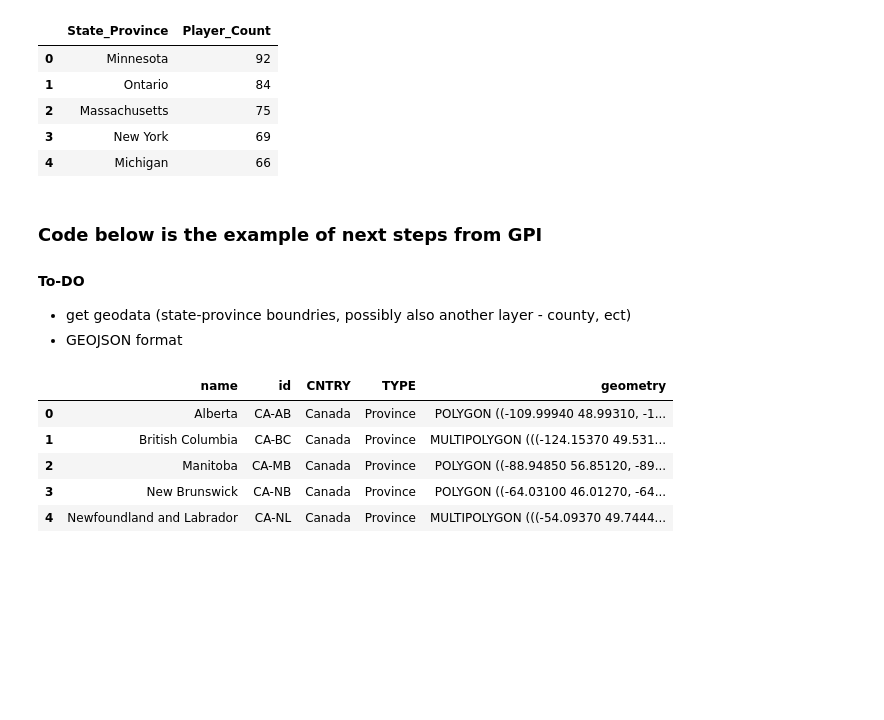
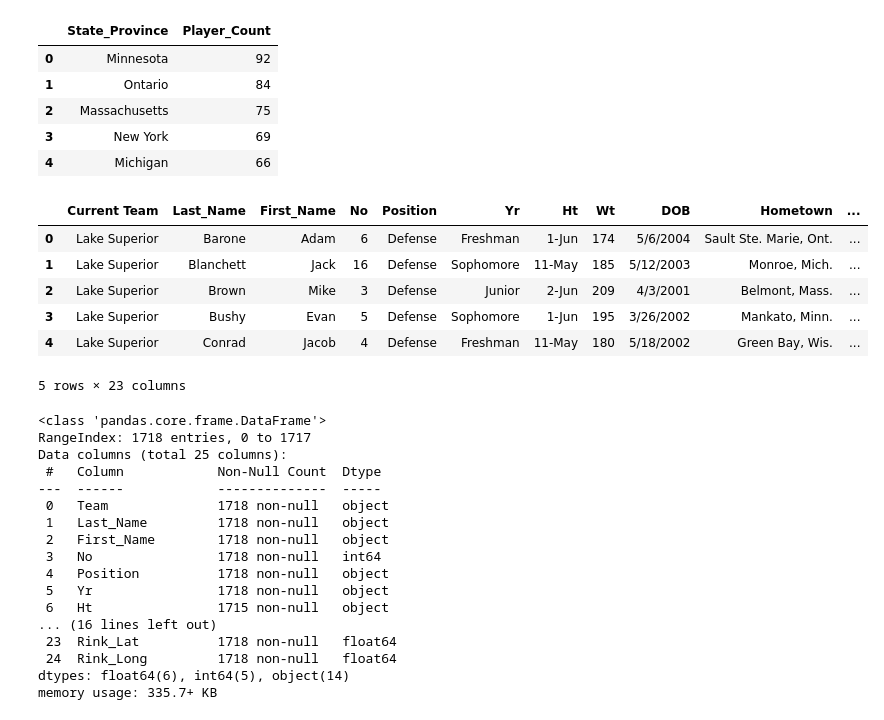
Before and after one commit to JSmith1826/college_hockey_2425, a Jupyter notebook: workbook/players_by_location.ipynb, the cells around one changed output. Cells and saved outputs as stored; diff of their text form; code cells hidden in the pictures; blank space fills up the shorter version.

```diff
--- a/workbook/players_by_location.ipynb
+++ b/workbook/players_by_location.ipynb
@@ -958,18 +605,3 @@ state_counts_df.head()
 | 2 | Massachusetts | 75 |
 | 3 | New York | 69 |
 | 4 | Michigan | 66 |
-# %% [markdown]
-### Code below is the example of next steps from GPI
-#### To-DO
-- get geodata (state-province boundries, possibly also another layer - county, ect)
-- GEOJSON format
-# %%
-## Open geoJSON file with US states to check
-gdf_states.head()
-# %% [output]
-|  | name | id | CNTRY | TYPE | geometry |
-| 0 | Alberta | CA-AB | Canada | Province | POLYGON ((-109.99940 48.99310, -1... |
-| 1 | British Columbia | CA-BC | Canada | Province | MULTIPOLYGON (((-124.15370 49.531... |
-| 2 | Manitoba | CA-MB | Canada | Province | POLYGON ((-88.94850 56.85120, -89... |
-| 3 | New Brunswick | CA-NB | Canada | Province | POLYGON ((-64.03100 46.01270, -64... |
-| 4 | Newfoundland and Labrador | CA-NL | Canada | Province | MULTIPOLYGON (((-54.09370 49.7444... |
@@ -1159,0 +608,53 @@ gdf_states.head()
+# %%
+## Check player dataframe and school info dataframe
+merged_df.head()
+# school_info_df.head()
+
+# ## Save both to Temp folder for checking
+# merged_df.to_csv('../TEMP/merged_df.csv', index=False)
+# school_info_df.to_csv('../TEMP/school_info_df.csv', index=False)
+# %% [output]
+|  | Current Team | Last_Name | First_Name | No | Position | Yr | Ht | Wt | DOB | Hometown | ... |
+| 0 | Lake Superior | Barone | Adam | 6 | Defense | Freshman | 1-Jun | 174 | 5/6/2004 | Sault Ste. Marie, Ont. | ... |
+| 1 | Lake Superior | Blanchett | Jack | 16 | Defense | Sophomore | 11-May | 185 | 5/12/2003 | Monroe, Mich. | ... |
+| 2 | Lake Superior | Brown | Mike | 3 | Defense | Junior | 2-Jun | 209 | 4/3/2001 | Belmont, Mass. | ... |
+| 3 | Lake Superior | Bushy | Evan | 5 | Defense | Sophomore | 1-Jun | 195 | 3/26/2002 | Mankato, Minn. | ... |
+| 4 | Lake Superior | Conrad | Jacob | 4 | Defense | Freshman | 11-May | 180 | 5/18/2002 | Green Bay, Wis. | ... |
+5 rows × 23 columns
+# %%
+### Calculate the average distance a player is from their home town for each team
+
+# Find the distance from Hometown to home arena for each player
+# Create a new column 'Distance' in merged_df
+
+from geopy.distance import geodesic
+
+# add home rink coordinates to merged_df
+# reaname columns to match - Current Team to Team
+merged_df = merged_df.rename(columns={'Current Team': 'Team'})
+## rename coords in school_info_df to Rink_Lat and Rink_Long
+school_info_df = school_info_df.rename(columns={'Latitude': 'Rink_Lat', 'Longitude': 'Rink_Long'})
+
+# Merge Rink coordinates into merged_df
+merged_df = pd.merge(merged_df, school_info_df[['Team', 'Rink_Lat', 'Rink_Long']], on='Team', how='left')
+
+merged_df.head()
+# merged_df.info()
+# %% [output]
+<class 'pandas.core.frame.DataFrame'>
+RangeIndex: 1718 entries, 0 to 1717
+Data columns (total 25 columns):
+ #   Column            Non-Null Count  Dtype
+---  ------            --------------  -----
+ 0   Team              1718 non-null   object
+ 1   Last_Name         1718 non-null   object
+ 2   First_Name        1718 non-null   object
+ 3   No                1718 non-null   int64
+ 4   Position          1718 non-null   object
+ 5   Yr                1718 non-null   object
+ 6   Ht                1715 non-null   object
+... (16 lines left out)
+ 23  Rink_Lat          1718 non-null   float64
+ 24  Rink_Long         1718 non-null   float64
+dtypes: float64(6), int64(5), object(14)
+memory usage: 335.7+ KB
```
Also changed, not shown: parts of 6 cells of this notebook.
